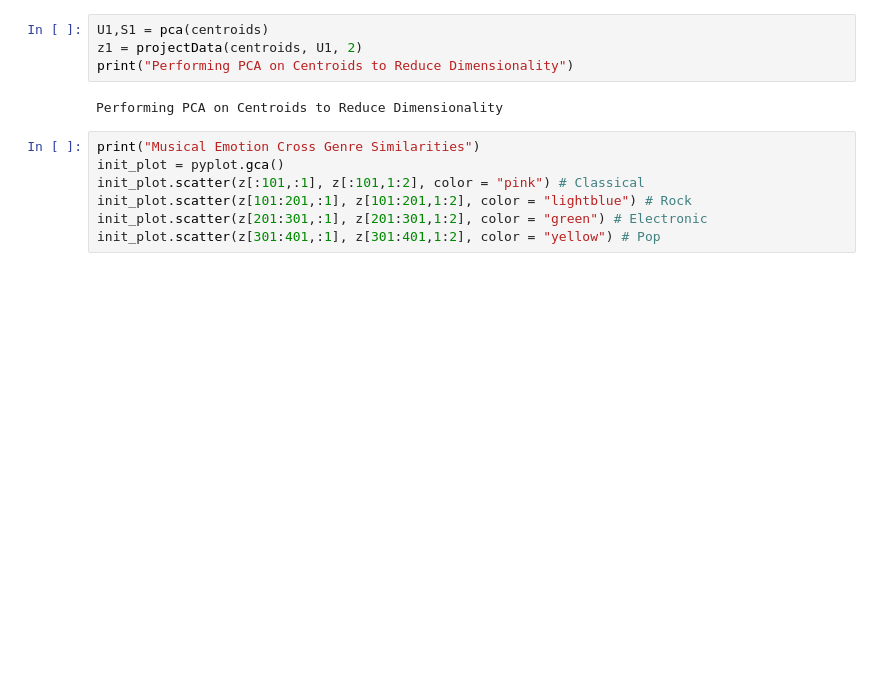
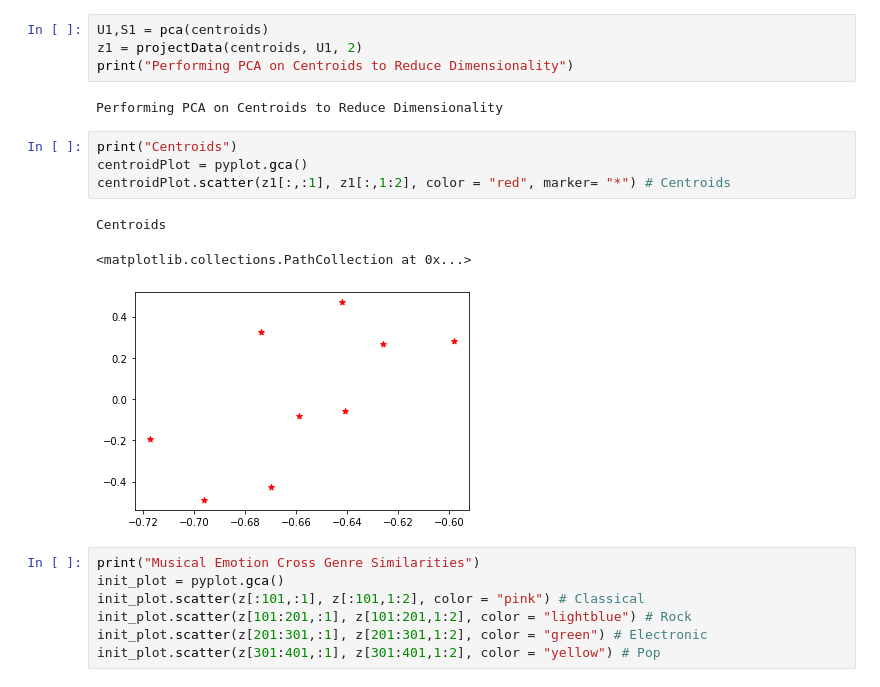
Before and after one commit to SeanBlackford37/Musical-Emotion-Cross-Genre-ML, a Jupyter notebook: FinalProject.ipynb, the cells around one changed output. Saved outputs shown, nothing was run; the diff lists cells and outputs as text; blank space fills up the shorter version.

Commit message:
Added centroids plot

```diff
--- a/FinalProject.ipynb
+++ b/FinalProject.ipynb
@@ -346,6 +346,14 @@ z1 = projectData(centroids, U1, 2)
 print("Performing PCA on Centroids to Reduce Dimensionality")
 # %% [output]
 Performing PCA on Centroids to Reduce Dimensionality
+# %%
+print("Centroids")
+centroidPlot = pyplot.gca()
+centroidPlot.scatter(z1[:,:1], z1[:,1:2], color = "red", marker= "*") # Centroids
+# %% [output]
+Centroids
+<matplotlib.collections.PathCollection at 0x...>
+[figure, added]
 # %%
 print("Musical Emotion Cross Genre Similarities")
 init_plot = pyplot.gca()
```
Also changed, not shown: parts of 3 cells of this notebook.
